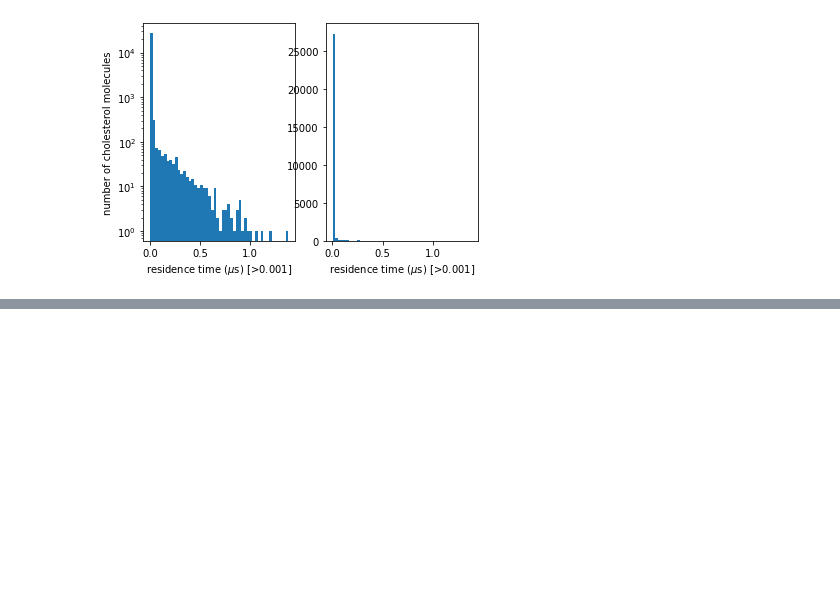
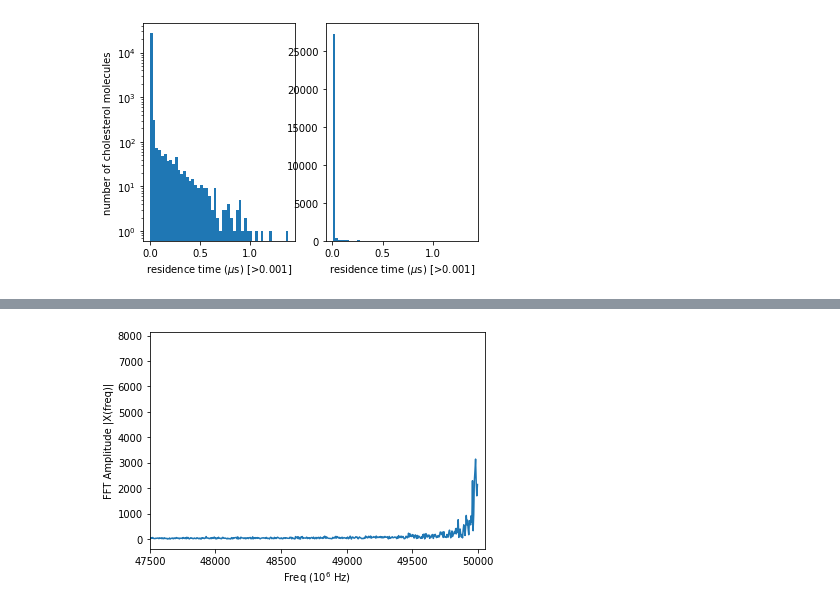
Before and after one commit to KoenWestendorp/programming-for-life-sciences, a Jupyter notebook: assignment_3/cholesterol/cholesterol.ipynb, the cells around one changed output, grey strips where cells are left out. Cells and saved outputs as stored; diff of their text form; code cells hidden in the pictures; blank space fills up the shorter version.

```diff
--- a/assignment_3/cholesterol/cholesterol.ipynb
+++ b/assignment_3/cholesterol/cholesterol.ipynb
@@ -203,0 +230,16 @@ Average residence time between flips: 0.011054 𝜇s
+# %%
+sampling_rate = 50_000
+X = fft(dist_from_center[0])
+N = len(X)
+T = N / sampling_rate
+freq = np.arange(N) / T
+
+X_old = np.copy(X)
+# %%
+plt.plot(freq, np.abs(X))
+plt.xlim(sampling_rate * .95, sampling_rate * 1.001)
+plt.xlabel('Freq ($10^6$ Hz)')
+plt.ylabel('FFT Amplitude |X(freq)|')
+plt.show()
+# %% [output]
+[figure, added]
```
Also changed, not shown: parts of 10 cells of this notebook.
